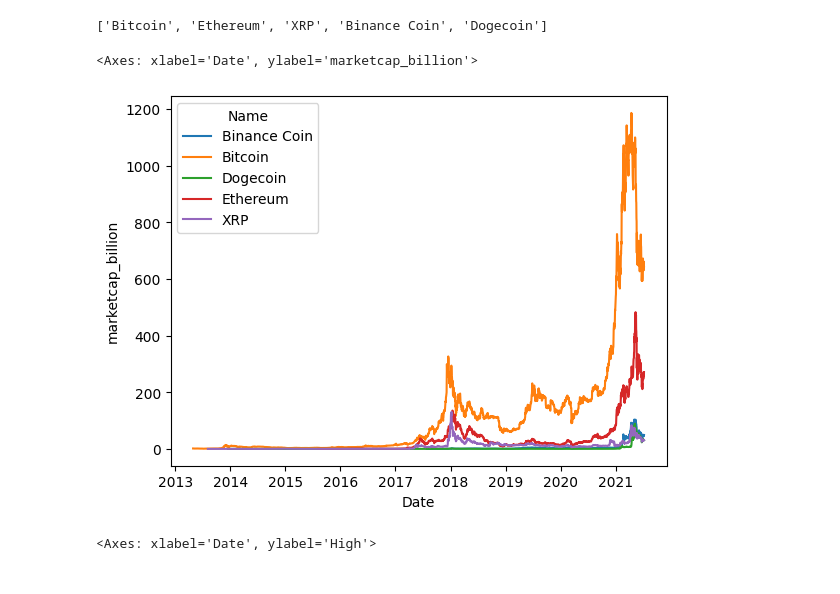
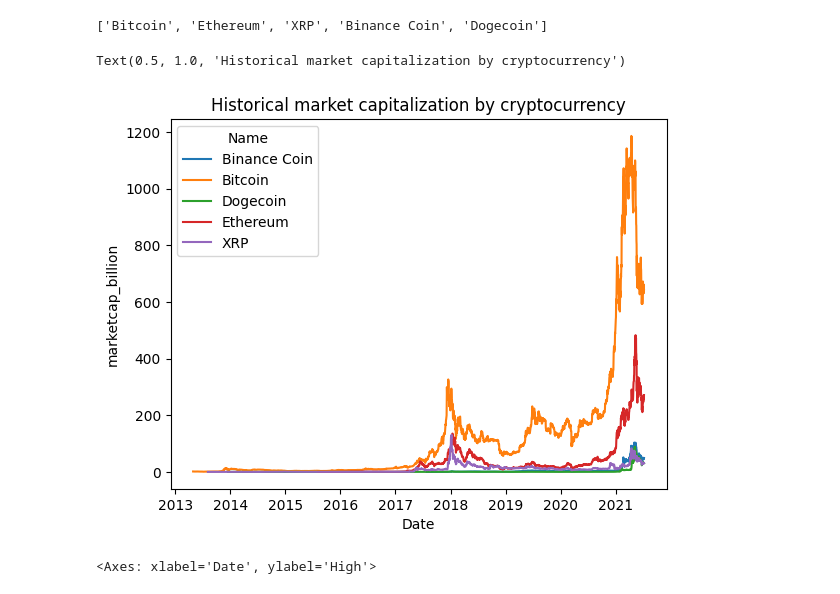
Before and after one commit to alejomaar/Network-Science-for-Data-Analytics, a Jupyter notebook: homework_1/cryptocurrencies.ipynb, the cells around one changed output. Cells and saved outputs as stored; diff of their text form; code cells hidden in the pictures.

Commit message:
feat: add plots

```diff
--- a/homework_1/cryptocurrencies.ipynb
+++ b/homework_1/cryptocurrencies.ipynb
@@ -350,9 +456,10 @@ top_5_cryptos_names
 top_5_cryptos_df = df[df.Name.isin(top_5_cryptos_names)]
 # %%
 sns.lineplot(data=top_5_cryptos_df, x="Date", y="marketcap_billion", hue="Name")
+plt.title('Historical market capitalization by cryptocurrency')
 # %% [output]
-<Axes: xlabel='Date', ylabel='marketcap_billion'>
+Text(0.5, 1.0, 'Historical market capitalization by cryptocurrency')
-[figure, old version]
+[figure, new version]
 # %%
 sns.lineplot(data=top_5_cryptos_df, x="Date", y="High", hue="Name")
 # %% [output]
```
Also changed, not shown: parts of 14 cells of this notebook.
